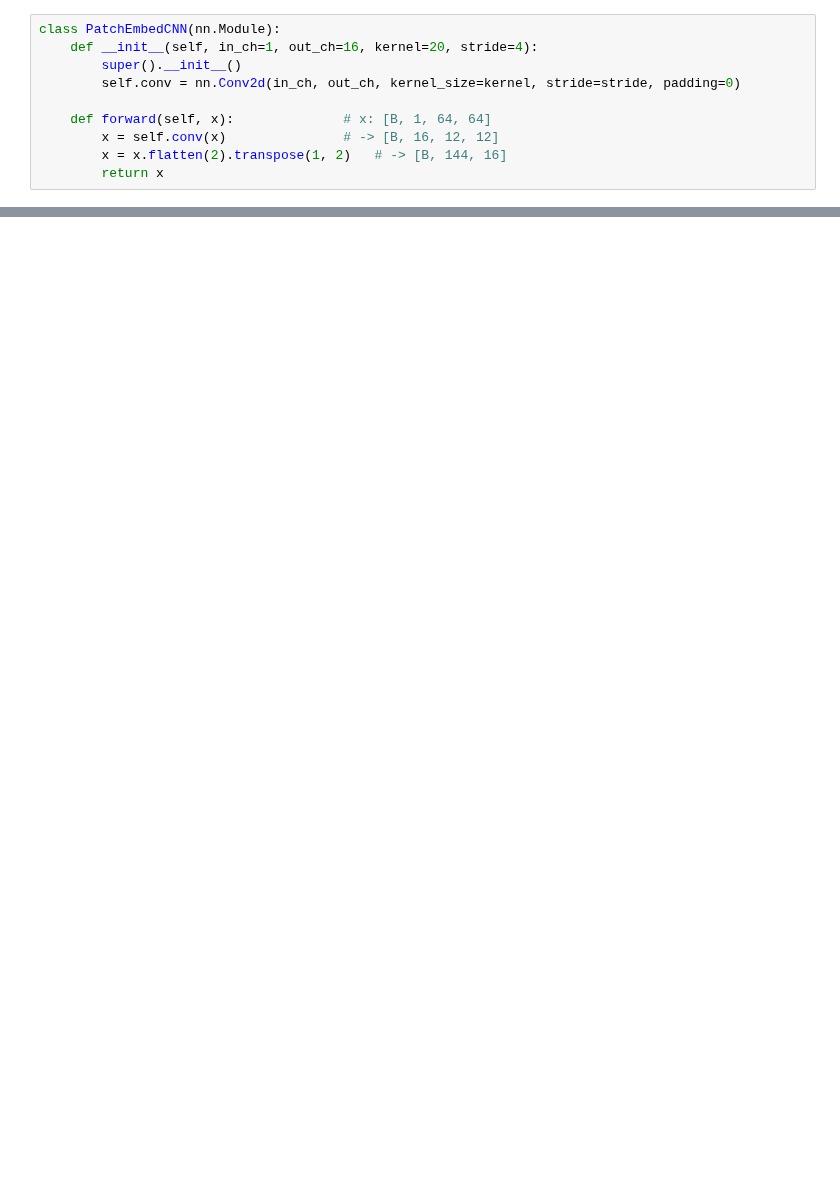
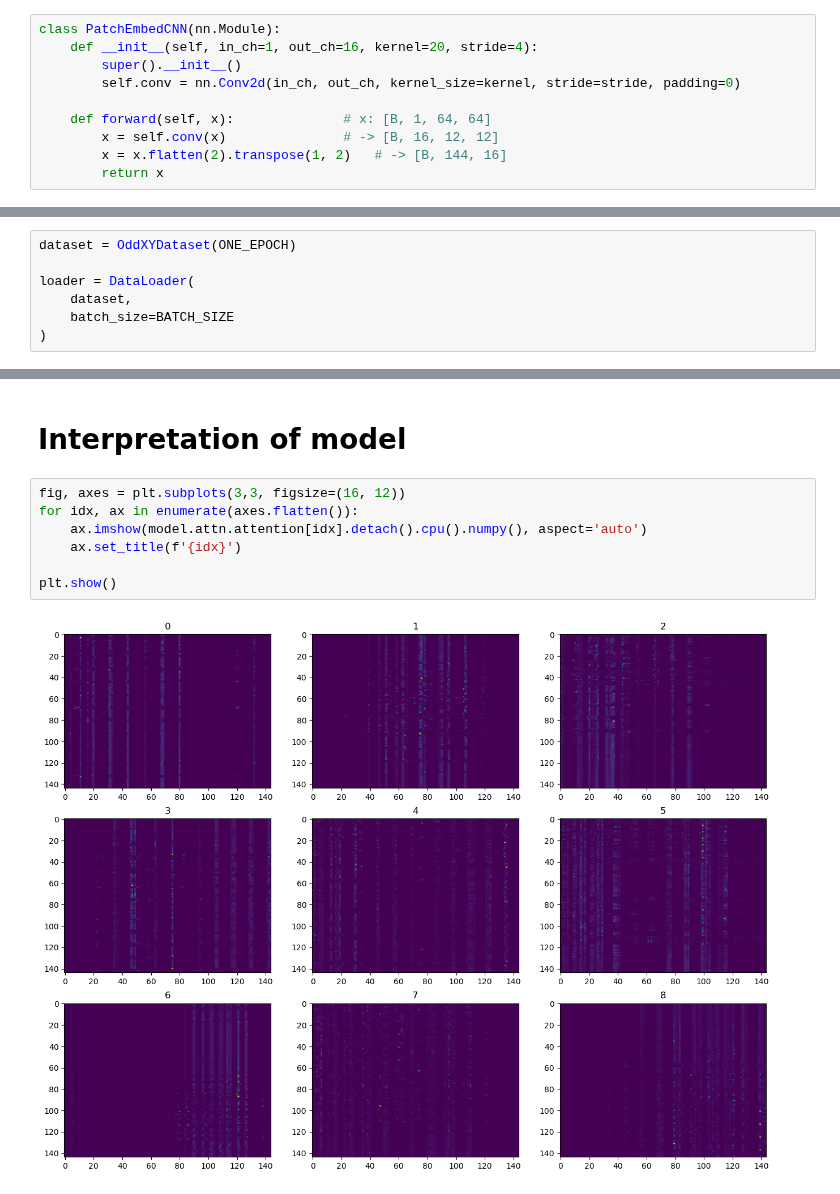
Before and after one commit to ginal001/ML-2024-2025, a Jupyter notebook: Lab13/Homework13.ipynb, the cells around one changed output, grey strips where cells are left out. Saved outputs shown, nothing was run; the diff lists cells and outputs as text; blank space fills up the shorter version.

```diff
--- a/Lab13/Homework13.ipynb
+++ b/Lab13/Homework13.ipynb
@@ -453,0 +456,7 @@ class OddShapeDetector(nn.Module):
+# %%
+dataset = OddXYDataset(ONE_EPOCH)
+
+loader = DataLoader(
+    dataset,
+    batch_size=BATCH_SIZE
+)
@@ -508,0 +558,11 @@ epoch 2000  loss 32.7325  lr 1.000e-06
+# %% [markdown]
+# Interpretation of model
+# %%
+fig, axes = plt.subplots(3,3, figsize=(16, 12))
+for idx, ax in enumerate(axes.flatten()):
+    ax.imshow(model.attn.attention[idx].detach().cpu().numpy(), aspect='auto')
+    ax.set_title(f'{idx}')
+
+plt.show()
+# %% [output]
+[figure, added]
```
Also changed, not shown: parts of 15 cells of this notebook.
